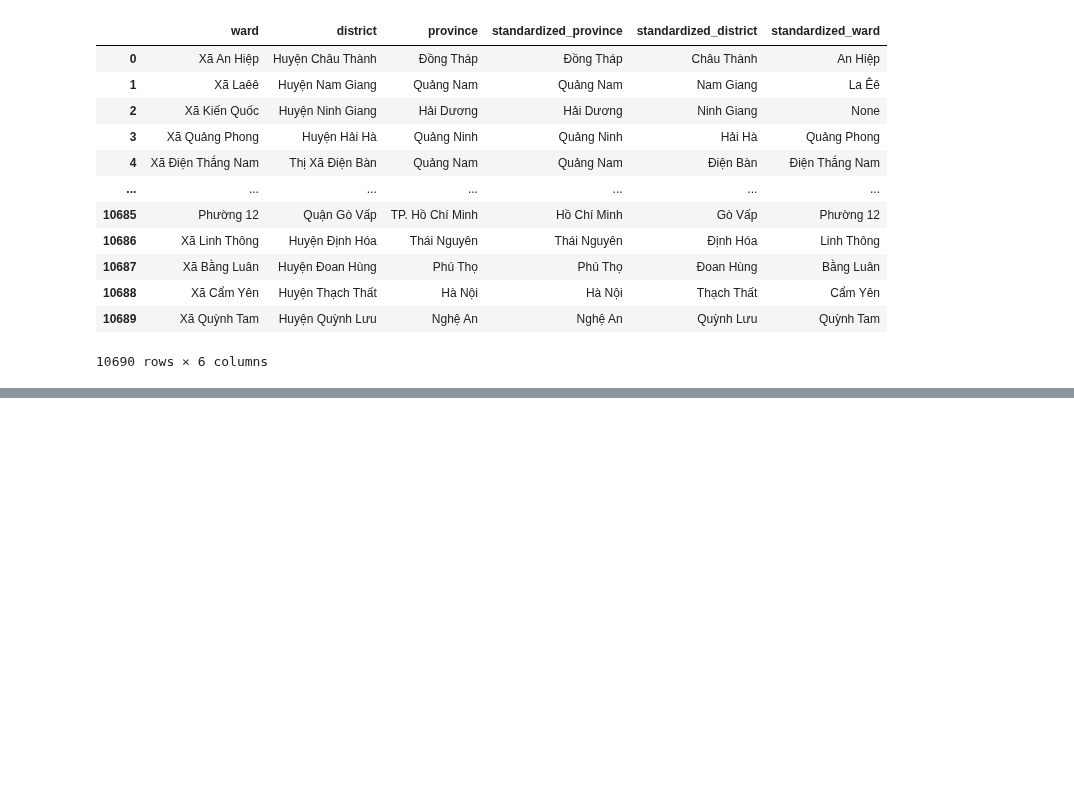
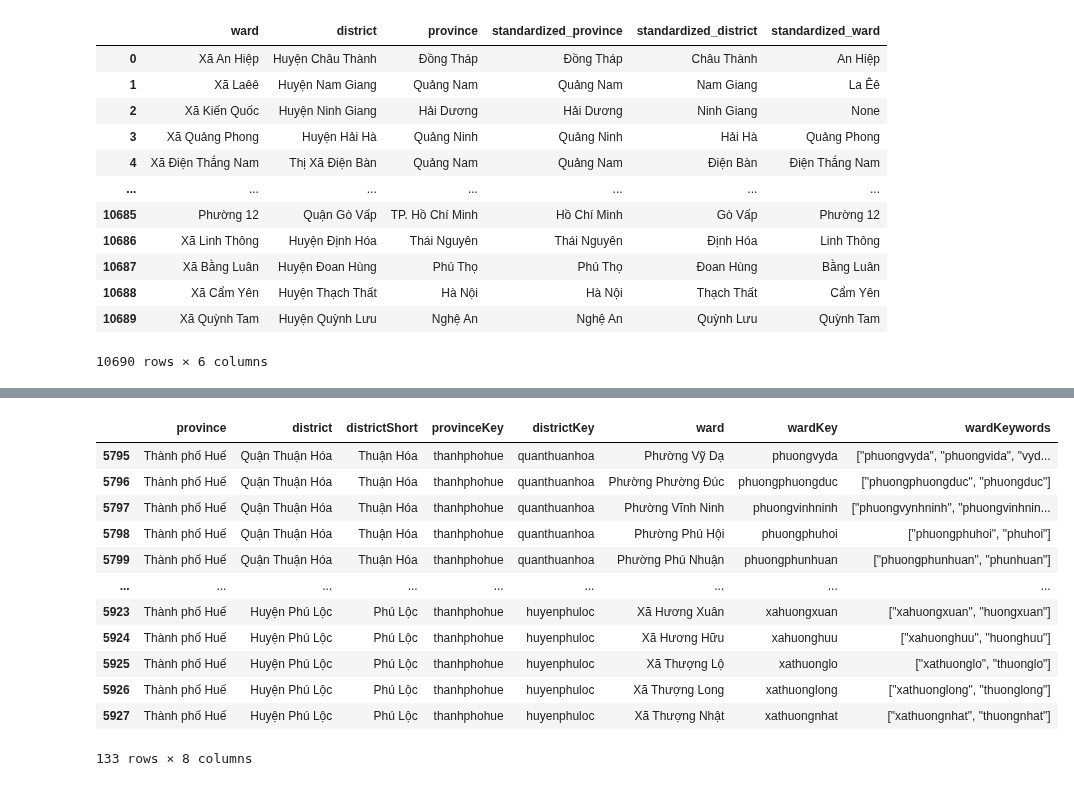
Before and after one commit to tranngocminhhieu/vietnamadminunits, a Jupyter notebook: scripts/module_testing/shopee_admin_units_testing.ipynb, the cells around one changed output, grey strips where cells are left out. Cells and saved outputs as stored; diff of their text form; code cells hidden in the pictures; blank space fills up the shorter version.

```diff
--- a/scripts/module_testing/shopee_admin_units_testing.ipynb
+++ b/scripts/module_testing/shopee_admin_units_testing.ipynb
@@ -31,2 +49,18 @@ df[(df['provinceKey'].str.contains('hanam')) & (df['districtKey'].str.contains('
+# %%
+df[(df['provinceKey'].str.contains('hue'))][['province', 'district', 'districtShort', 'provinceKey', 'districtKey', 'ward', 'wardKey', 'wardKeywords']].drop_duplicates()
+# %% [output]
+|  | province | district | districtShort | provinceKey | districtKey | ward | wardKey | wardKeywords |
+| 5795 | Thành phố Huế | Quận Thuận Hóa | Thuận Hóa | thanhphohue | quanthuanhoa | Phường Vỹ Dạ | phuongvyda | ["phuongvyda", "phuongvida", "vyd... |
+| 5796 | Thành phố Huế | Quận Thuận Hóa | Thuận Hóa | thanhphohue | quanthuanhoa | Phường Phường Đúc | phuongphuongduc | ["phuongphuongduc", "phuongduc"] |
+| 5797 | Thành phố Huế | Quận Thuận Hóa | Thuận Hóa | thanhphohue | quanthuanhoa | Phường Vĩnh Ninh | phuongvinhninh | ["phuongvynhninh", "phuongvinhnin... |
+| 5798 | Thành phố Huế | Quận Thuận Hóa | Thuận Hóa | thanhphohue | quanthuanhoa | Phường Phú Hội | phuongphuhoi | ["phuongphuhoi", "phuhoi"] |
+| 5799 | Thành phố Huế | Quận Thuận Hóa | Thuận Hóa | thanhphohue | quanthuanhoa | Phường Phú Nhuận | phuongphunhuan | ["phuongphunhuan", "phunhuan"] |
+| ... | ... | ... | ... | ... | ... | ... | ... | ... |
+| 5923 | Thành phố Huế | Huyện Phú Lộc | Phú Lộc | thanhphohue | huyenphuloc | Xã Hương Xuân | xahuongxuan | ["xahuongxuan", "huongxuan"] |
+| 5924 | Thành phố Huế | Huyện Phú Lộc | Phú Lộc | thanhphohue | huyenphuloc | Xã Hương Hữu | xahuonghuu | ["xahuonghuu", "huonghuu"] |
+| 5925 | Thành phố Huế | Huyện Phú Lộc | Phú Lộc | thanhphohue | huyenphuloc | Xã Thượng Lộ | xathuonglo | ["xathuonglo", "thuonglo"] |
+| 5926 | Thành phố Huế | Huyện Phú Lộc | Phú Lộc | thanhphohue | huyenphuloc | Xã Thượng Long | xathuonglong | ["xathuonglong", "thuonglong"] |
+| 5927 | Thành phố Huế | Huyện Phú Lộc | Phú Lộc | thanhphohue | huyenphuloc | Xã Thượng Nhật | xathuongnhat | ["xathuongnhat", "thuongnhat"] |
+133 rows × 8 columns
 # %%
 df[df['wardKey'].fillna('').str.contains('chang')]
```
Also changed, not shown: parts of 4 cells of this notebook, 13 other files.
